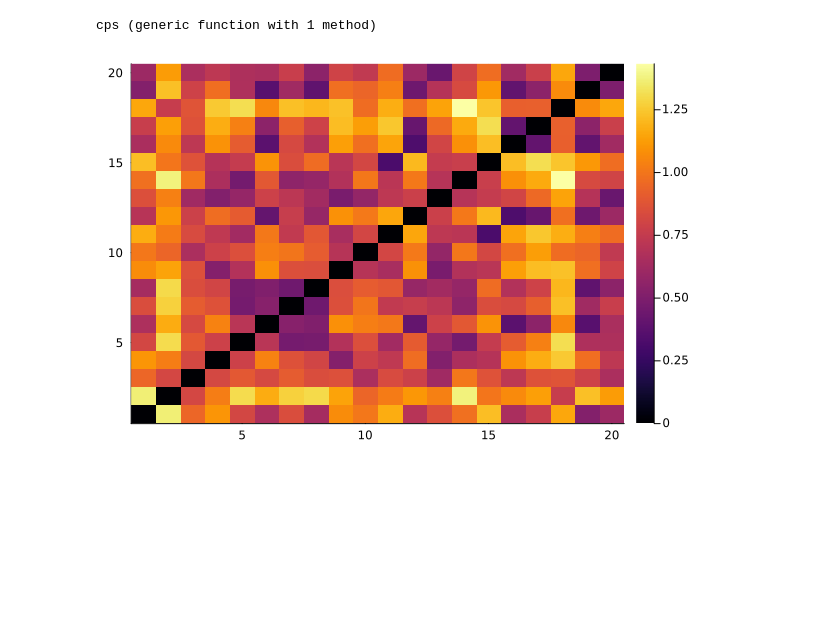
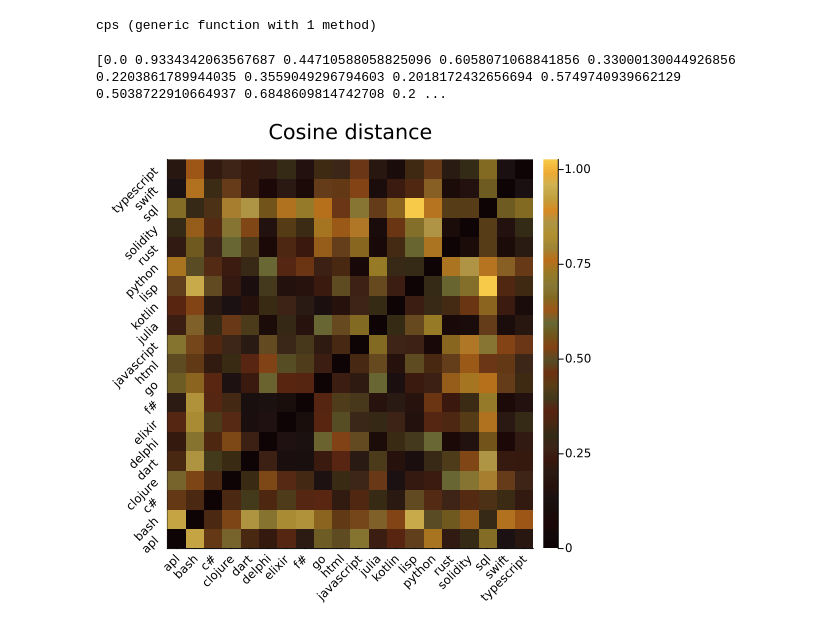
Before and after one commit to ddevin96/DevCommunities, a Jupyter notebook: src/notebook/metrics.ipynb, the cells around one changed output. Cells and saved outputs as stored; diff of their text form; code cells hidden in the pictures; blank space fills up the shorter version.

Commit message:
cos similarity

```diff
--- a/src/notebook/metrics.ipynb
+++ b/src/notebook/metrics.ipynb
@@ -429,14 +414,14 @@ end
 #     # write(w, new_line * "\n")
 # end
 close(w)
-# %%
-using Plots, LinearAlgebra
-using DelimitedFiles
-using Distances
-# read matrix from csv file
-m = readdlm("../../results/cpprofilesALL.csv", ',', Float64)
-# h = heatmap(m)
-mm = pairwise(Euclidean(), m')
-h = heatmap(mm)
-# %% [output]
-[figure, removed]
+# %%
+# read matrix from csv file
+m = readdlm("../../results/cpprofilesALL.csv", ',', Float64)
+mm = pairwise(CosineDist(), m')
+println(mm)
+# create mmmatrix that use Cosine similarity
+#:viridis
+h = heatmap(mm, color=:leonardo, title="Cosine distance", xticks=([i for i in 1:20], my_tags_so), yticks=([i for i in 1:20], my_tags_so), xrotation=45, yrotation=45, size=(500,500))
+# %% [output]
+[0.0 0.9334342063567687 0.44710588058825096 0.6058071068841856 0.33000130044926856 0.2203861789944035 0.3559049296794603 0.2018172432656694 0.5749740939662129 0.5038722910664937 0.6848609814742708 0.2 ...
+[figure, added]
```
Also changed, not shown: parts of 3 cells of this notebook.
